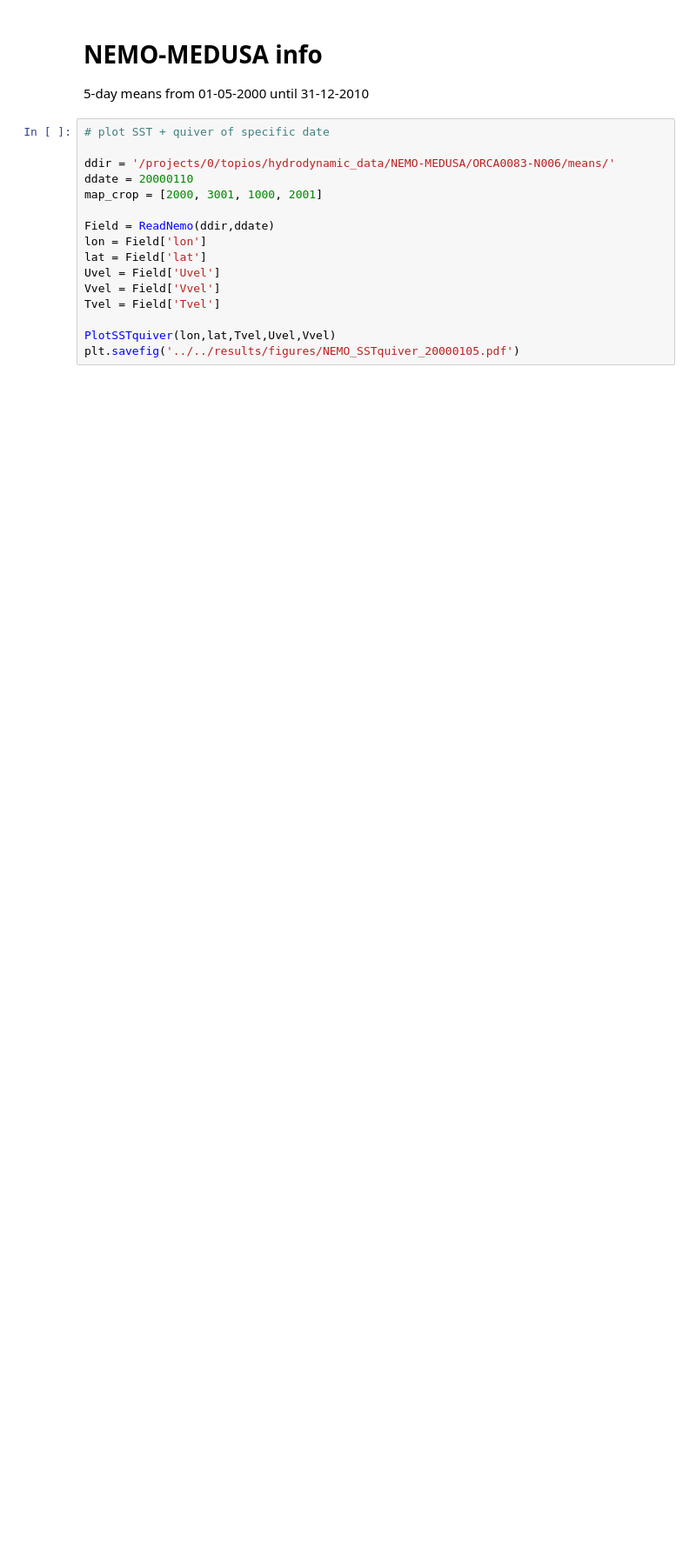
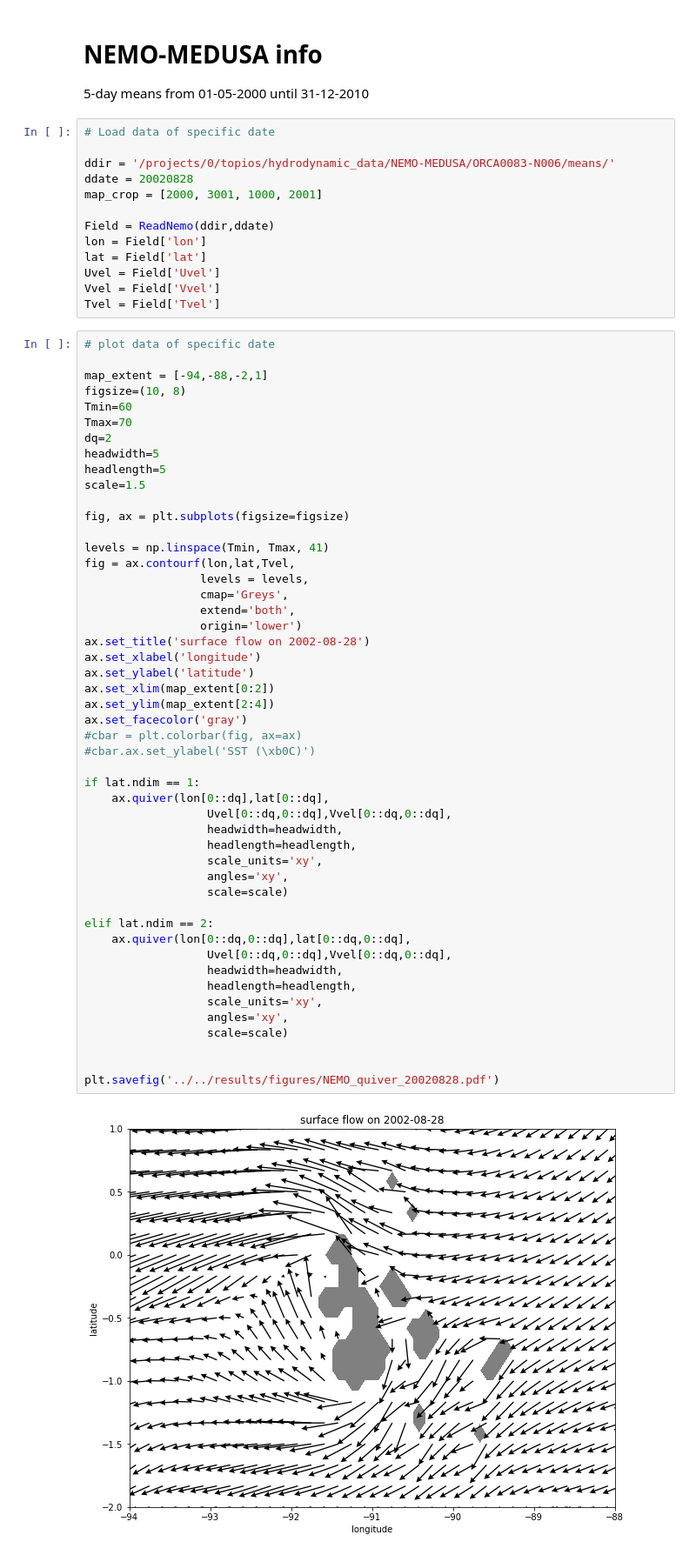
Before and after one commit to SLYpma/GalapagosProject, a Jupyter notebook: scripts/analysis/Fields_analysis_NEMO.ipynb, the cells around one changed output. Shown: that part at 87% size. Saved outputs shown, nothing was run; the diff lists cells and outputs as text; blank space fills up the shorter version.

```diff
--- a/scripts/analysis/Fields_analysis_NEMO.ipynb
+++ b/scripts/analysis/Fields_analysis_NEMO.ipynb
@@ -16,10 +20,10 @@ from ParticlePlotFunctions import *
 
 5-day means from 01-05-2000 until 31-12-2010
 # %%
-# plot SST + quiver of specific date
+# Load data of specific date
 
 ddir = '/projects/0/topios/hydrodynamic_data/NEMO-MEDUSA/ORCA0083-N006/means/'
-ddate = 20000110
+ddate = 20020828
 map_crop = [2000, 3001, 1000, 2001]
 
 Field = ReadNemo(ddir,ddate)
@@ -28,6 +32,54 @@ lat = Field['lat']
 Uvel = Field['Uvel']
 Vvel = Field['Vvel']
 Tvel = Field['Tvel']
-
-PlotSSTquiver(lon,lat,Tvel,Uvel,Vvel)
-plt.savefig('../../results/figures/NEMO_SSTquiver_20000105.pdf')
+# %%
+# plot data of specific date
+
+map_extent = [-94,-88,-2,1]
+figsize=(10, 8)
+Tmin=60
+Tmax=70
+dq=2
+headwidth=5
+headlength=5
+scale=1.5
+
+fig, ax = plt.subplots(figsize=figsize)
+
+levels = np.linspace(Tmin, Tmax, 41)
+fig = ax.contourf(lon,lat,Tvel,
+                 levels = levels,
+                 cmap='Greys',
+                 extend='both',
+                 origin='lower')
+ax.set_title('surface flow on 2002-08-28')
+ax.set_xlabel('longitude')
+ax.set_ylabel('latitude')
+ax.set_xlim(map_extent[0:2])
+ax.set_ylim(map_extent[2:4])
+ax.set_facecolor('gray')
+#cbar = plt.colorbar(fig, ax=ax)
+#cbar.ax.set_ylabel('SST (\xb0C)')
+
+if lat.ndim == 1:
+    ax.quiver(lon[0::dq],lat[0::dq],
+                  Uvel[0::dq,0::dq],Vvel[0::dq,0::dq],
+                  headwidth=headwidth,
+                  headlength=headlength,
+                  scale_units='xy',
+                  angles='xy',
+                  scale=scale)
+
+elif lat.ndim == 2:
+    ax.quiver(lon[0::dq,0::dq],lat[0::dq,0::dq],
+                  Uvel[0::dq,0::dq],Vvel[0::dq,0::dq],
+                  headwidth=headwidth,
+                  headlength=headlength,
+                  scale_units='xy',
+                  angles='xy',
+                  scale=scale)
+
+
+plt.savefig('../../results/figures/NEMO_quiver_20020828.pdf')
+# %% [output]
+[figure, added]
```
Also changed, not shown: parts of 3 cells of this notebook, 13 other files.
